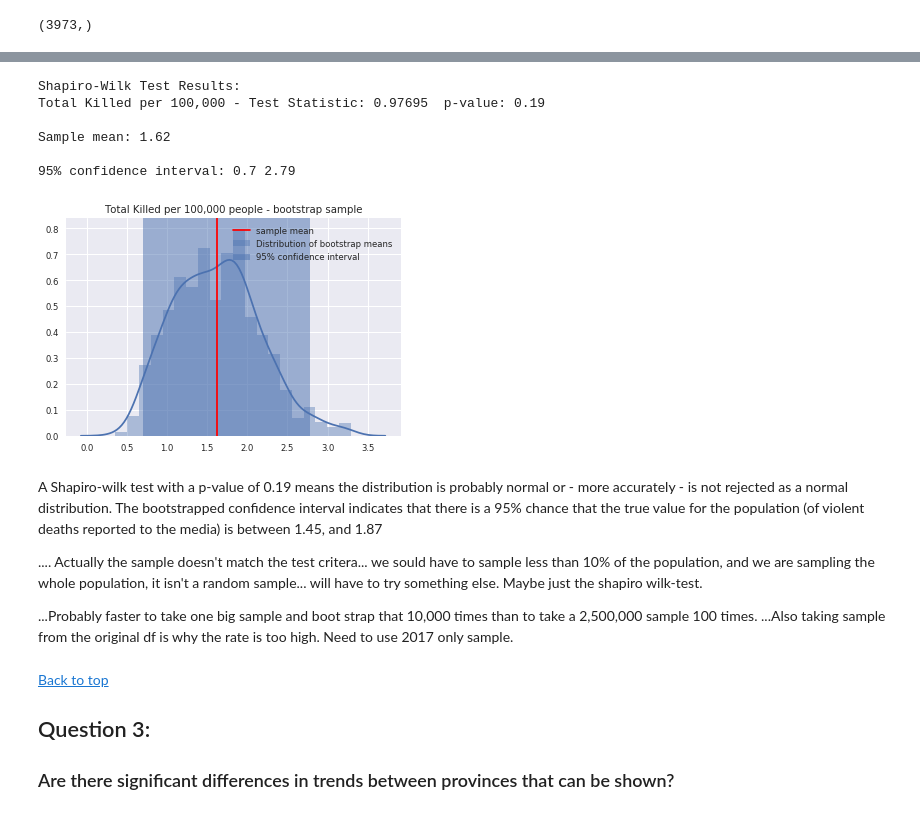
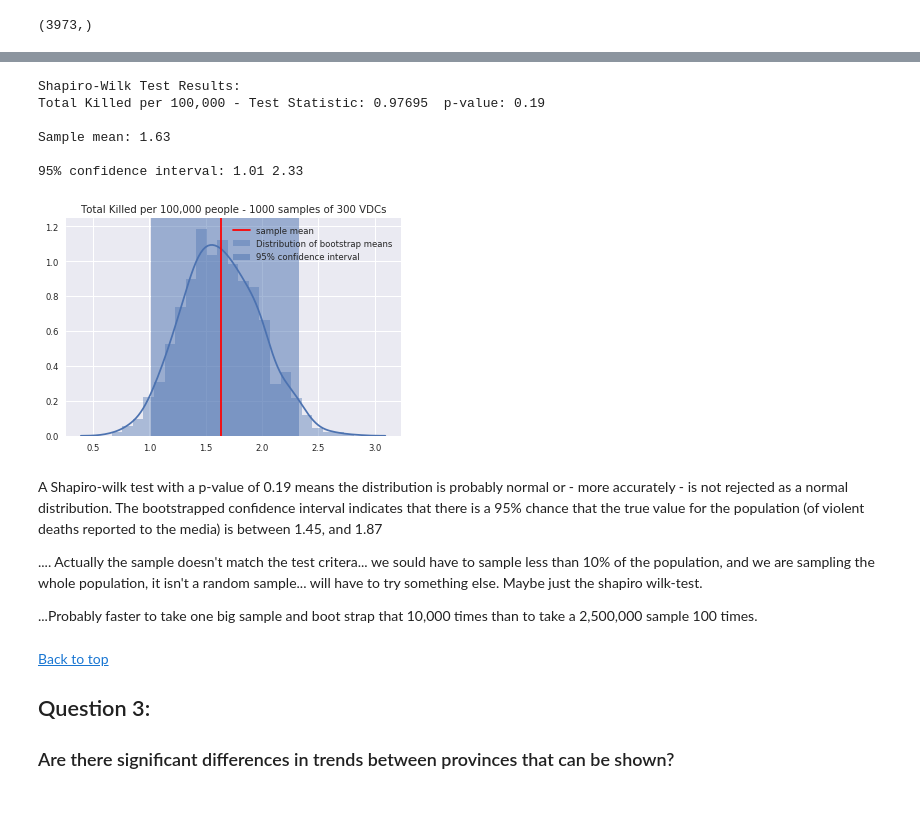
Before and after one commit to Nhorning/NM_Analysis, a Jupyter notebook: SpringBoard 7.2 - Apply Data Storytelling.ipynb, the cells around one changed output, grey strips where cells are left out. Drawn from its saved outputs; the diff is of its cells as text; code cells hidden in the pictures.

Commit message:
Your branch is ahead of 'origin/EDA' by 2 commits.    (use "git push" to publish your local commits)
created VDC level dataframe for effecency of sampling

```diff
--- a/SpringBoard 7.2 - Apply Data Storytelling.ipynb
+++ b/SpringBoard 7.2 - Apply Data Storytelling.ipynb
@@ -569,15 +569,18 @@ pop_oldVDC.shape
 #sample a random vdc, return deaths in that vdc and it's population
 codes = df['HLCIT CODE']
 shortcodes = codes.apply(lambda x: x[:17])
-def sampleVDC():
-    VDC = np.random.choice(pop_oldVDC.index)
+def sampleVDC(VDC):
     pop = pop_oldVDC[VDC]
     incidents = df.loc[shortcodes == VDC]
     deaths = incidents['Total Killed'].sum()
-    return [pop, deaths]
+    return deaths
 
 #create sample of population by VDC
 
-pop, deaths = sampleVDC()
-pop, deaths
+Deaths = [sampleVDC(VDC) for VDC in pop_oldVDC.index]
+pop_deaths_VDC = pop_oldVDC.to_frame()
+pop_deaths_VDC['Deaths'] = Deaths
+pop_deaths_VDC = pop_deaths_VDC[0:-1]
+
+pop_deaths_VDC.shape
 # %% [output]
@@ -596,7 +604,7 @@ print('Total Killed per 100,000 - Test Statistic:',round(wilkstat,5),' p-value:'
 def bs_VDC(size = 1000):
 
     #generate random seed (should produce the same "random" result everytime, and reduce bandwidth)
-    np.random.seed(42)
+    #np.random.seed(42)
 
     #initialize replicates
     bs_VDC = np.empty(size)
@@ -605,47 +613,50 @@ def bs_VDC(size = 1000):
     for i in range(size):
         pop = 0
         deaths = 0
-        for x in range(130):
-            popadd, deathsadd = sampleVDC()
+        for x in range(300):
+            VDC = np.random.choice(pop_deaths_VDC.index)
+            lst = pop_deaths_VDC.loc[VDC]
+            popadd = lst['POPULATION']
+            deathsadd = lst['Deaths']
+            #print(popadd, deathsadd)
             pop += popadd
             deaths += deathsadd
         #print(pop, deaths)
         bs_VDC[i] = (deaths/pop)*100000
 
     return  bs_VDC
 
 #call bootstrap function for mean
 bsvdcs = bs_VDC()
 cltmean = np.mean(bsvdcs)
 print('\nSample mean:',round(cltmean,2))
 
 #find 95% confidence interval for mean
 conf95 = np.percentile(bsvdcs, [2.5,97.5])
 
 print('\n95% confidence interval:',round(conf95[0],2),round(conf95[1],2))
 
 f, ax = plt.subplots()
 sns.distplot(bsvdcs, label='Distribution of bootstrap means')
 ax.axvspan(conf95[0],conf95[1], alpha=.5, label='95% confidence interval')
 ax.axvline(cltmean, color='r',label='sample mean')
-plt.title('Total Killed per 100,000 people - bootstrap sample')
+plt.title('Total Killed per 100,000 people - 1000 samples of 300 VDCs')
 plt.legend()
 plt.show()
 # %% [output]
 Shapiro-Wilk Test Results:
 Total Killed per 100,000 - Test Statistic: 0.97695  p-value: 0.19
 
-Sample mean: 1.62
+Sample mean: 1.63
 
-95% confidence interval: 0.7 2.79
+95% confidence interval: 1.01 2.33
-[figure, old version]
+[figure, new version]
 # %% [markdown]
 A Shapiro-wilk test with a p-value of 0.19 means the distribution is probably normal or - more accurately - is not rejected as a normal distribution. The bootstrapped confidence interval indicates that there is a 95% chance that the true value for the population (of violent deaths reported to the media) is between 1.45, and 1.87
 
 .... Actually the sample doesn't match the test critera...  we sould have to sample less than 10% of the population, and we are sampling the whole population, it isn't a random sample... will have to try something else.  Maybe just the shapiro wilk-test.
 
 ...Probably faster to take one big sample and boot strap that 10,000 times than to take a 2,500,000 sample 100 times.
-...Also taking sample from the original df is why the rate is too high. Need to use 2017 only sample.
 # %% [markdown]
 <a href='#top'>Back to top</a>
 <a id='Question-3'></a>
```
Also changed, not shown: parts of 2 cells of this notebook.
